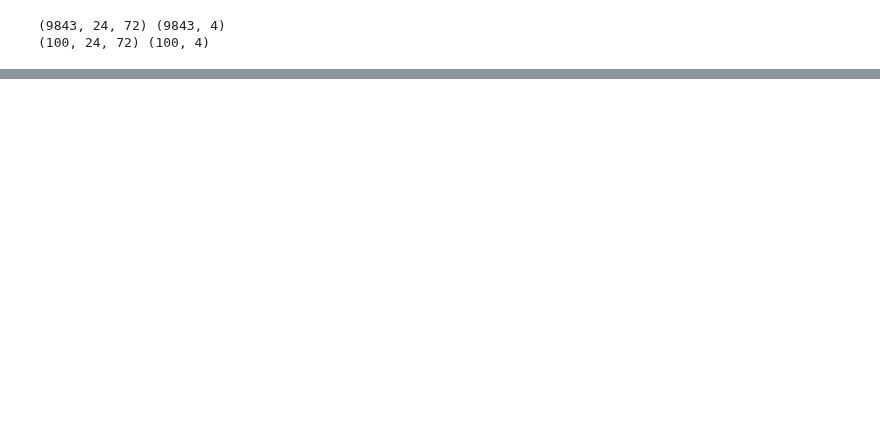
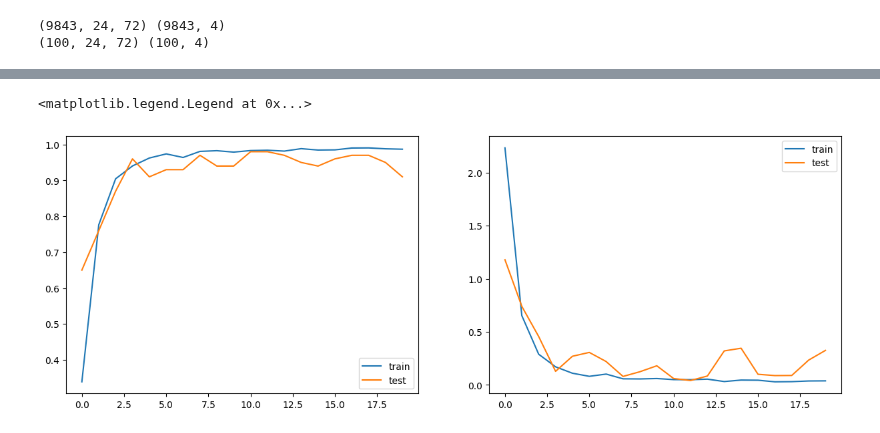
Before and after one commit to TahaT80/AI, a Jupyter notebook: part4_Machine Learning/Noron/2_1_Correlation/2_2_Correlation.ipynb, the cells around one changed output, grey strips where cells are left out. Drawn from its saved outputs; the diff is of its cells as text; code cells hidden in the pictures; blank space fills up the shorter version.

```diff
--- a/part4_Machine Learning/Noron/2_1_Correlation/2_2_Correlation.ipynb
+++ b/part4_Machine Learning/Noron/2_1_Correlation/2_2_Correlation.ipynb
@@ -70,0 +87,4 @@ print(x_test.shape,y_test.shape)
+# %%
+yt = to_categorical(y_encoded_train[:,0])
+yt_test = to_categorical(y_encoded_test[:,0])
+print(yt.shape)
@@ -70,0 +97,16 @@ print(x_test.shape,y_test.shape)
+# %%
+model = Sequential()
+
+model.add(Input(shape=(24, 72,1)))
+# feature Learning
+model.add(Conv2D(4,(3,3),padding='same'))  # (3,3) عکس کوچیک
+model.add(Conv2D(8,(3,3),padding='same'))
+model.add(Conv2D(16,(3,3),padding='same'))
+# model.add(Conv2D(32,(3,3),padding='same'))
+# classification
+model.add(Flatten())
+model.add(Dense(128,activation='relu'))
+model.add(Dense(64,activation='relu'))
+model.add(Dense(32,activation='softmax'))
+
+model.summary()
@@ -70,0 +131,4 @@ print(x_test.shape,y_test.shape)
+# %%
+model.compile( optimizer='adam',loss='categorical_crossentropy',metrics=['accuracy'])
+# %%
+h = model.fit(x_train,yt,validation_data=(x_test,yt_test),epochs=20)
@@ -70,0 +153,15 @@ print(x_test.shape,y_test.shape)
+# %%
+plt.figure(figsize=(15, 5))
+
+plt.subplot(1, 2, 1)
+plt.plot(h.history['accuracy'])
+plt.plot(h.history['val_accuracy'])
+plt.legend(['train', 'test'])
+
+plt.subplot(1, 2, 2)
+plt.plot(h.history['loss'])
+plt.plot(h.history['val_loss'])
+plt.legend(['train', 'test'])
+# %% [output]
+<matplotlib.legend.Legend at 0x...>
+[figure, added]
```
Also changed, not shown: parts of 15 cells of this notebook, 2 other files.
